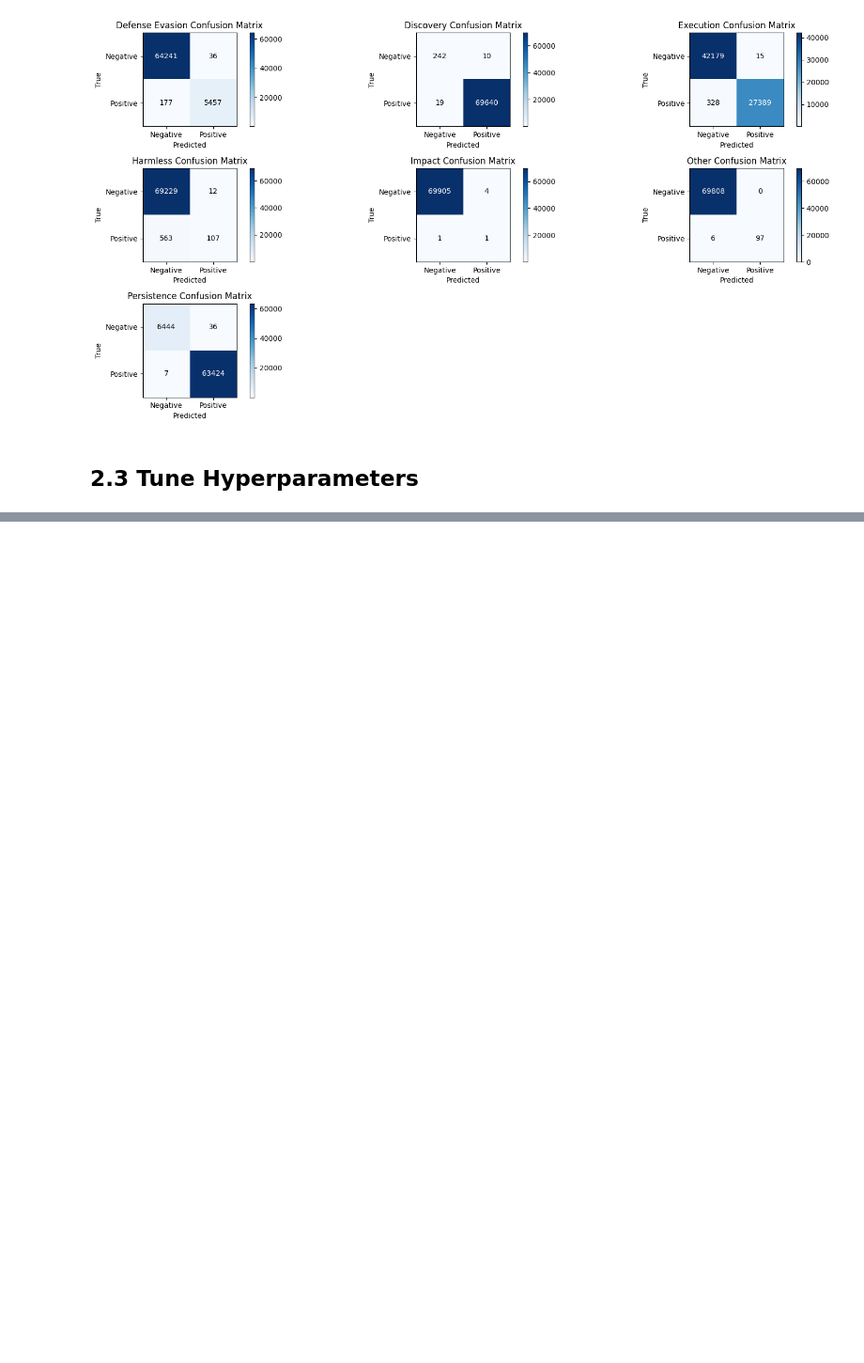
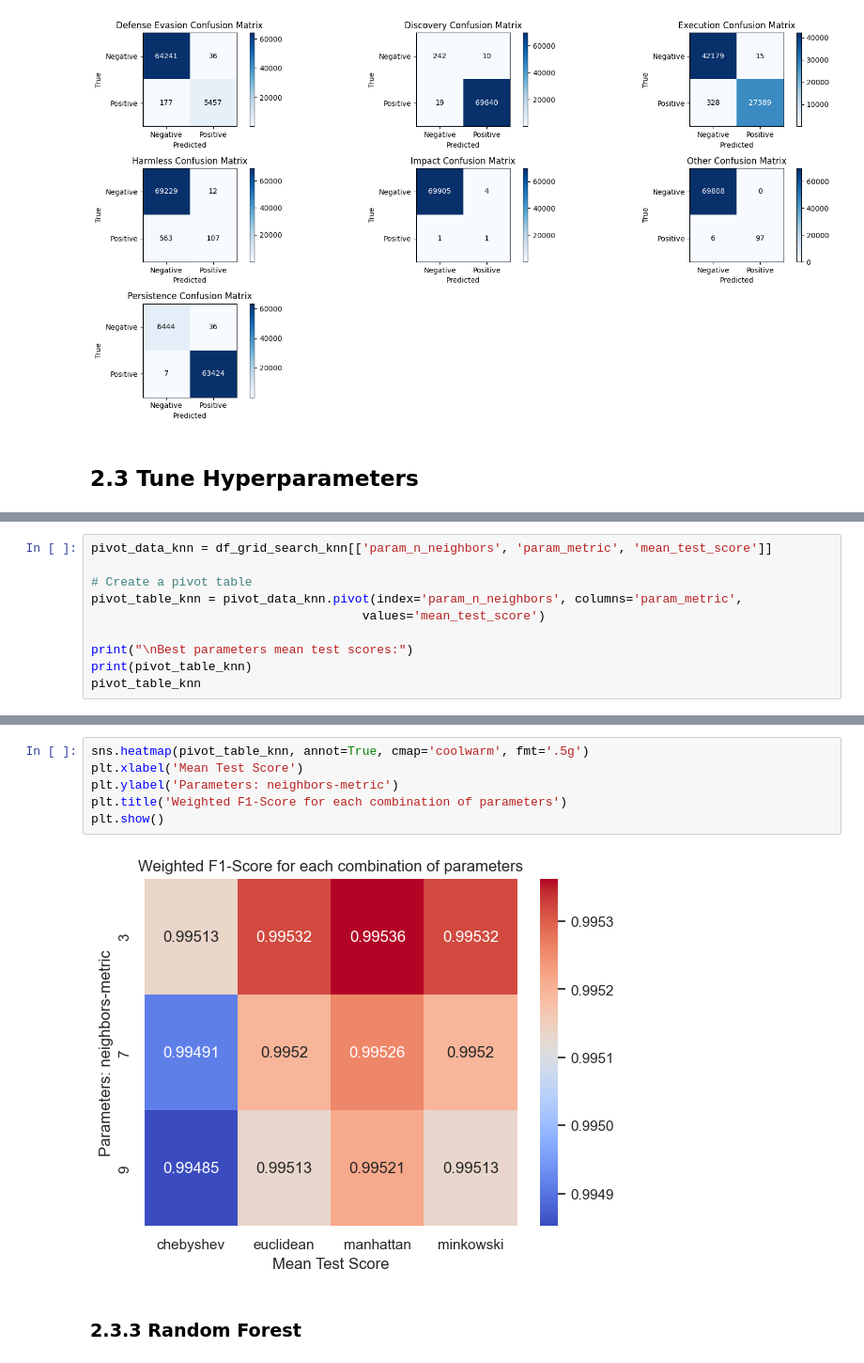
Before and after one commit to massimomecarelli/ML4N_project, a Jupyter notebook: Supervised_classification.ipynb, the cells around one changed output, grey strips where cells are left out. Shown at 94% size. Cells and saved outputs as stored; diff of their text form; blank space fills up the shorter version.

```diff
--- a/Supervised_classification.ipynb
+++ b/Supervised_classification.ipynb
@@ -231,0 +449,10 @@ Test set Confusion Matrices:
+# %%
+pivot_data_knn = df_grid_search_knn[['param_n_neighbors', 'param_metric', 'mean_test_score']]
+
+# Create a pivot table
+pivot_table_knn = pivot_data_knn.pivot(index='param_n_neighbors', columns='param_metric',
+                                     values='mean_test_score')
+
+print("\nBest parameters mean test scores:")
+print(pivot_table_knn)
+pivot_table_knn
@@ -231,0 +471,10 @@ Test set Confusion Matrices:
+# %%
+sns.heatmap(pivot_table_knn, annot=True, cmap='coolwarm', fmt='.5g')
+plt.xlabel('Mean Test Score')
+plt.ylabel('Parameters: neighbors-metric')
+plt.title('Weighted F1-Score for each combination of parameters')
+plt.show()
+# %% [output]
+[figure, added]
+# %% [markdown]
+### 2.3.3 Random Forest
```
Also changed, not shown: parts of 30 cells of this notebook.
